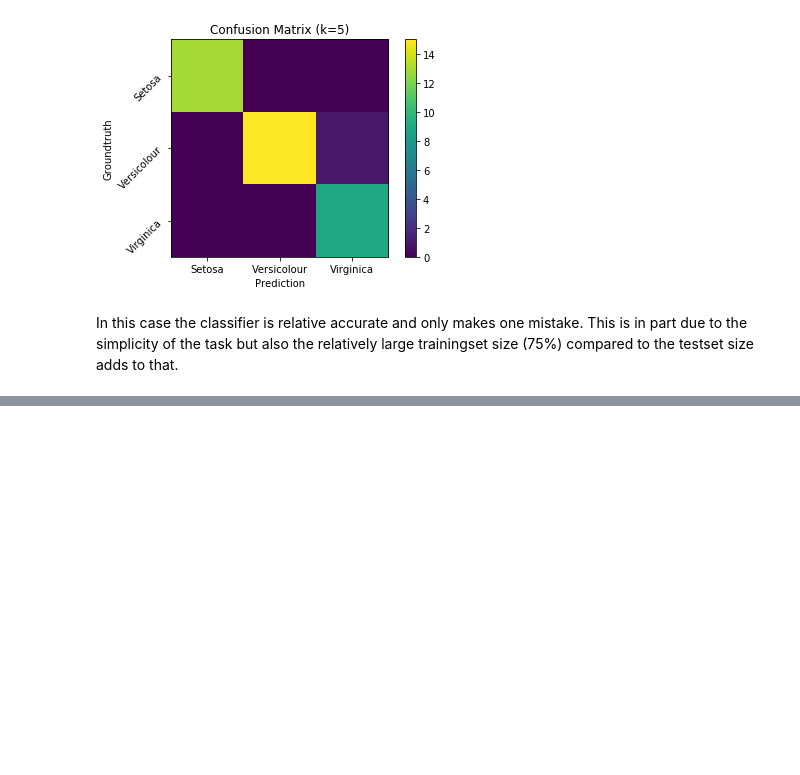
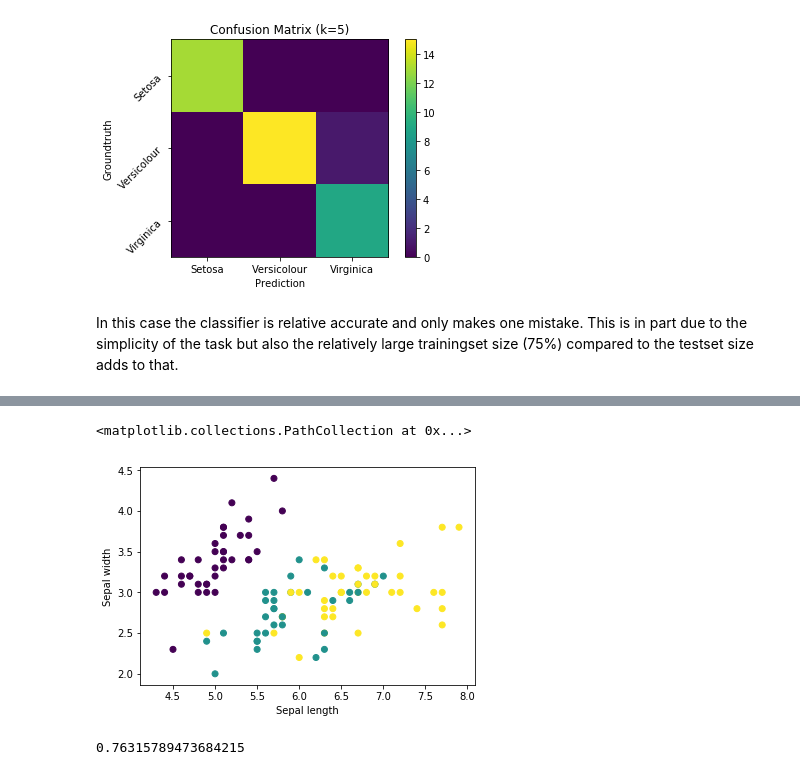
Before and after one commit to adriankoering/expert-octo-barnacle, a Jupyter notebook: k-nearest neighbor classifier.ipynb, the cells around one changed output, grey strips where cells are left out. Drawn from its saved outputs; the diff is of its cells as text; code cells hidden in the pictures; blank space fills up the shorter version.

Commit message:
Add protoype of decision boundary plotting

```diff
--- a/k-nearest neighbor classifier.ipynb
+++ b/k-nearest neighbor classifier.ipynb
@@ -287,0 +294,18 @@ In this case the classifier is relative accurate and only makes one mistake. Thi
+# %%
+# extracting the two dimensions
+X_vis = X_train[:, :2]
+# and plotting the result
+plt.xlabel("Sepal length")
+plt.ylabel("Sepal width")
+plt.scatter(X_vis[:,0], X_vis[:,1], c=y_train)
+# %% [output]
+<matplotlib.collections.PathCollection at 0x...>
+[figure, added]
+# %%
+# fit a new classifier with the 2d data
+# the labels remain the same
+clf_vis = Knn(5).fit(X_vis, y_train)
+# of course the accuracy is worse now, using only half of the features
+clf_vis.accuracy(X_test[:,:2], y_test)
+# %% [output]
+0.76315789473684215
```
Also changed, not shown: parts of 4 cells of this notebook.
